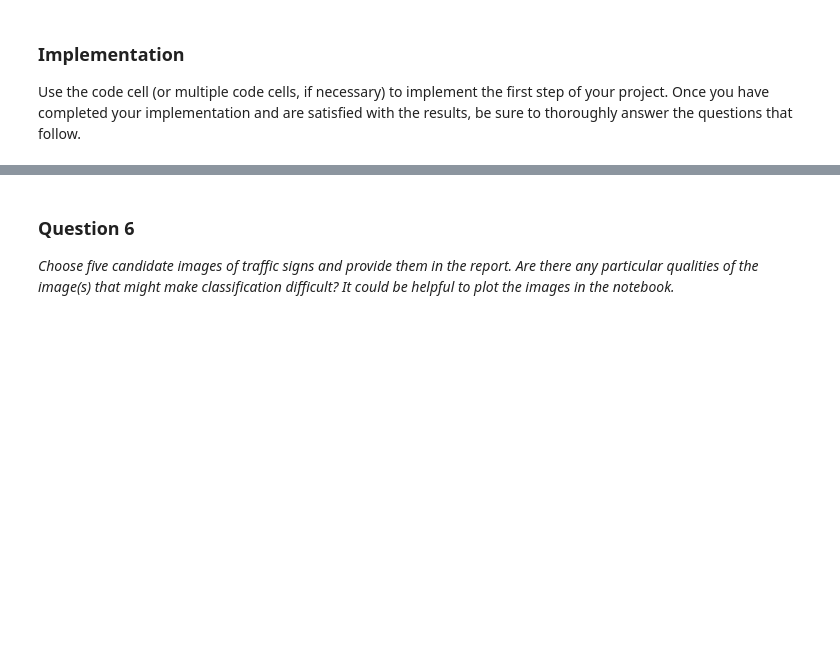
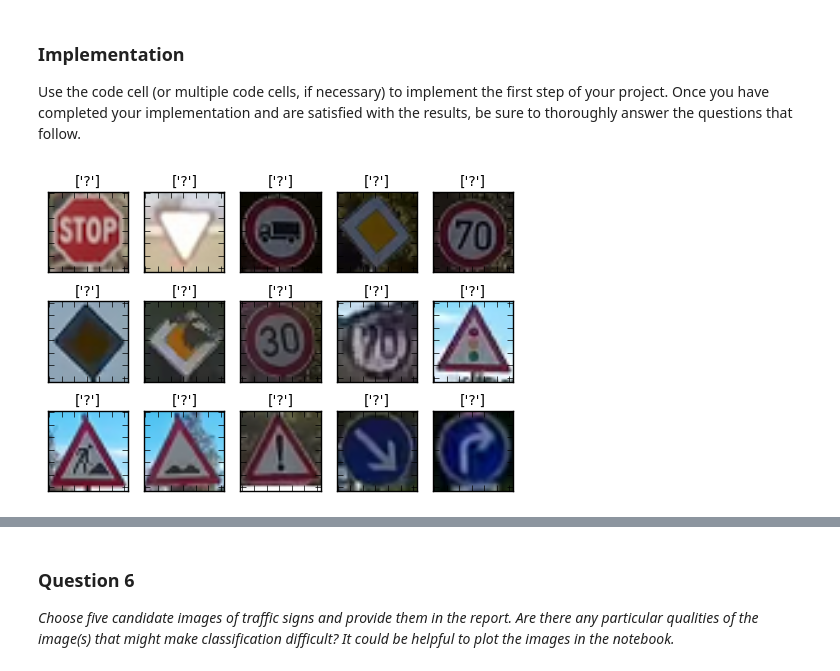
Before and after one commit to KiqueGar/CarND-Traffic-Sign-Classifier-Project, a Jupyter notebook: Traffic_Sign_Classifier.ipynb, the cells around one changed output, grey strips where cells are left out. Saved outputs shown, nothing was run; the diff lists cells and outputs as text; code cells hidden in the pictures; blank space fills up the shorter version.

```diff
--- a/Traffic_Sign_Classifier.ipynb
+++ b/Traffic_Sign_Classifier.ipynb
@@ -671,0 +707,47 @@ Use the code cell (or multiple code cells, if necessary) to implement the first
+# %%
+### Load the images and plot them here.
+### Feel free to use as many code cells as needed.
+
+#own_data taken from: https://www.youtube.com/watch?v=HVEV0NZV5IM
+#mexican taken from personal files
+
+import numpy as np
+import matplotlib.pyplot as plt
+import tensorflow as tf
+import csv
+
+def show_extra(n_samples,images, labels):
+    # Show extra data
+    for sample_n in range(n_samples):
+        n = sample_n
+        ax = plt.subplot(np.ceil(n_samples/5),5,sample_n+1,)
+        ax.set_title([labels[n]], fontsize=10)
+        ax.imshow(images[n])
+        ax.set_yticklabels([])
+        ax.set_xticklabels([])
+    #figsize=(8,6)
+    fig.subplots_adjust(wspace=.5)
+    plt.show()
+
+labels_name=read_label_names('signnames.csv')
+# %%
+#import External images
+import os
+import numpy as np
+import matplotlib.image as mpimg
+
+
+own_images=np.array([np.array(mpimg.imread("own_data/"+file)) for file in os.listdir("own_data")])
+correct_labels=[14,13,16,12,4,12,12,1,4,26,25,22,18,38,33]
+unknown_lbl=[]
+for i in range(len(own_images)):
+    unknown_lbl.append('?')
+#print(own_images[0])
+show_extra(len(own_images), own_images, unknown_lbl)
+extra_proc=[]
+for i in range(len(own_images)):
+    extra_proc.append(own_images[i] - 0.5*np.max(own_images[i]))
+    extra_proc[i]*=255
+#show_extra(len(extra_proc), extra_proc, unknown_lbl)
+# %% [output]
+[figure, added]
```
Also changed, not shown: parts of 29 cells of this notebook, 34 other files.
